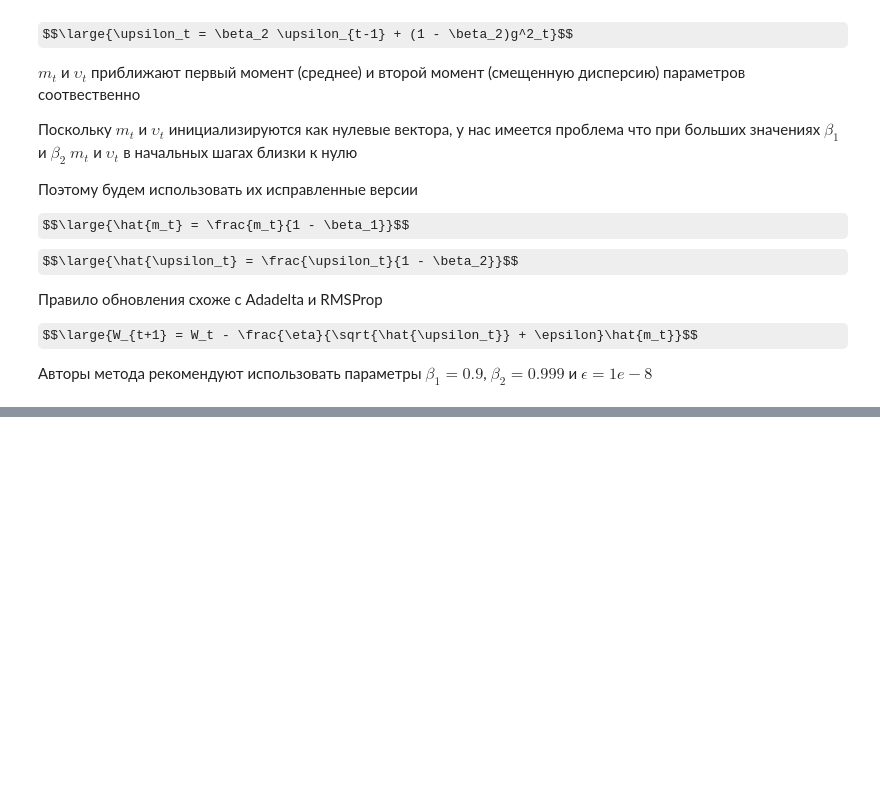
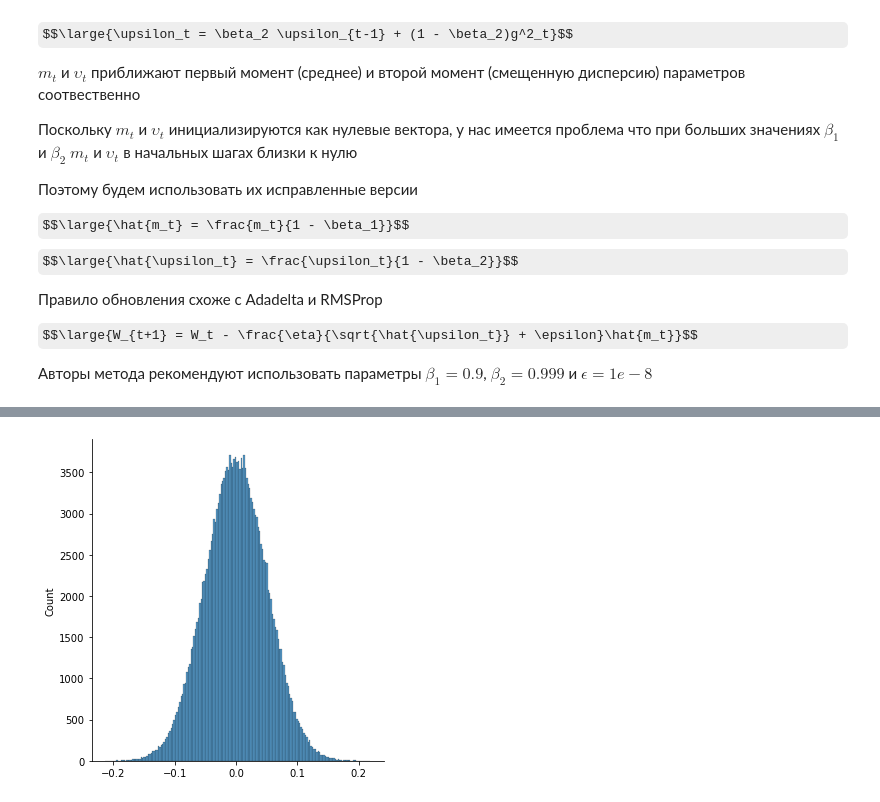
Before and after one commit to IMDxD/MLIsuct, a Jupyter notebook: spring2022/lecture3/network_training.ipynb, the cells around one changed output, grey strips where cells are left out. Cells and saved outputs as stored; diff of their text form; code cells hidden in the pictures; some formulas as TeX source; blank space fills up the shorter version.

```diff
--- a/spring2022/lecture3/network_training.ipynb
+++ b/spring2022/lecture3/network_training.ipynb
@@ -232,0 +299,6 @@ $$\large{W_{t+1} = W_t - \frac{\eta}{\sqrt{\hat{\upsilon_t}} + \epsilon}\hat{m_t
+# %%
+layer = LinearLayer(28 * 28, 256, init_he_input)
+
+sns.displot(layer.weights.flatten());
+# %% [output]
+[figure, added]
```
Also changed, not shown: parts of 6 cells of this notebook.
